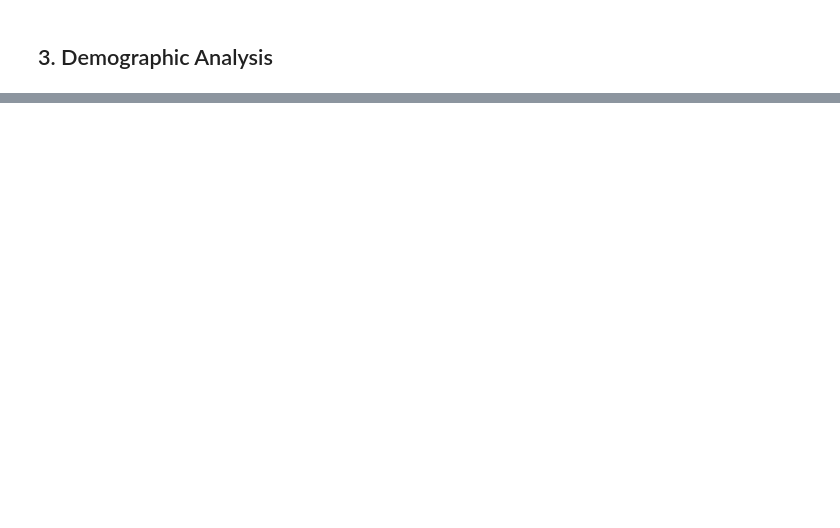
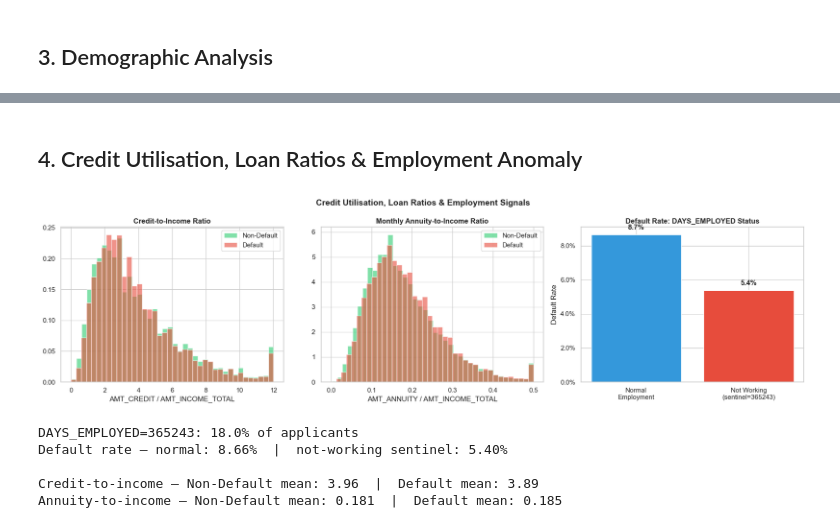
Before and after one commit to biplobgon/proactive-defaulter-flagging-system, a Jupyter notebook: notebooks/01_eda_default_patterns.ipynb, the cells around one changed output, grey strips where cells are left out. Cells and saved outputs as stored; diff of their text form; code cells hidden in the pictures; blank space fills up the shorter version.

```diff
--- a/notebooks/01_eda_default_patterns.ipynb
+++ b/notebooks/01_eda_default_patterns.ipynb
@@ -111,0 +125,57 @@ plt.show()
+# %% [markdown]
+## 4. Credit Utilisation, Loan Ratios & Employment Anomaly
+# %%
+# ── Credit utilisation, loan ratios & employment anomaly ─────────────────────
+# DAYS_EMPLOYED = 365243 is a sentinel value used for pensioners/not-working.
+# This is a documented quirk in the dataset — must be handled explicitly.
+app['credit_income_ratio']  = app['AMT_CREDIT']  / app['AMT_INCOME_TOTAL']
+app['annuity_income_ratio'] = app['AMT_ANNUITY'] / app['AMT_INCOME_TOTAL']
+app['days_employed_anomaly'] = (app['DAYS_EMPLOYED'] == 365243).astype(int)
+
+fig, axes = plt.subplots(1, 3, figsize=(18, 5))
+
+# 1) Credit-to-income ratio
+for t, color, label in [(0, '#2ecc71', 'Non-Default'), (1, '#e74c3c', 'Default')]:
+    axes[0].hist(app.loc[app['TARGET'] == t, 'credit_income_ratio'].clip(0, 12),
+                 bins=40, alpha=0.6, color=color, label=label, density=True)
+axes[0].set_title('Credit-to-Income Ratio', fontweight='bold')
+axes[0].set_xlabel('AMT_CREDIT / AMT_INCOME_TOTAL')
+axes[0].legend()
+
+# 2) Annuity-to-income ratio
+for t, color, label in [(0, '#2ecc71', 'Non-Default'), (1, '#e74c3c', 'Default')]:
+    axes[1].hist(app.loc[app['TARGET'] == t, 'annuity_income_ratio'].clip(0, 0.5),
+                 bins=40, alpha=0.6, color=color, label=label, density=True)
+axes[1].set_title('Monthly Annuity-to-Income Ratio', fontweight='bold')
+axes[1].set_xlabel('AMT_ANNUITY / AMT_INCOME_TOTAL')
+axes[1].legend()
+
+# 3) Default rate by DAYS_EMPLOYED anomaly status
+anomaly_dr = app.groupby('days_employed_anomaly')['TARGET'].mean()
+bars = axes[2].bar(['Normal\nEmployment', 'Not Working\n(sentinel=365243)'],
+                   anomaly_dr.values, color=['#3498db', '#e74c3c'])
+axes[2].set_title('Default Rate: DAYS_EMPLOYED Status', fontweight='bold')
+axes[2].yaxis.set_major_formatter(mticker.PercentFormatter(1.0))
+axes[2].set_ylabel('Default Rate')
+for i, v in enumerate(anomaly_dr.values):
+    axes[2].text(i, v + 0.003, f'{v:.1%}', ha='center', fontweight='bold')
+
+plt.suptitle('Credit Utilisation, Loan Ratios & Employment Signals', fontsize=14, fontweight='bold')
+plt.tight_layout()
+plt.savefig('outputs/figures/01_credit_utilisation.png', dpi=150, bbox_inches='tight')
+plt.show()
+
+pct_anom = app['days_employed_anomaly'].mean()
+print(f"DAYS_EMPLOYED=365243: {pct_anom:.1%} of applicants")
+print(f"Default rate — normal: {anomaly_dr[0]:.2%}  |  not-working sentinel: {anomaly_dr[1]:.2%}")
+print(f"\nCredit-to-income — Non-Default mean: {app.loc[app['TARGET']==0,'credit_income_ratio'].mean():.2f}  "
+      f"|  Default mean: {app.loc[app['TARGET']==1,'credit_income_ratio'].mean():.2f}")
+print(f"Annuity-to-income — Non-Default mean: {app.loc[app['TARGET']==0,'annuity_income_ratio'].mean():.3f}  "
+      f"|  Default mean: {app.loc[app['TARGET']==1,'annuity_income_ratio'].mean():.3f}")
+# %% [output]
+[figure, added]
+DAYS_EMPLOYED=365243: 18.0% of applicants
+Default rate — normal: 8.66%  |  not-working sentinel: 5.40%
+
+Credit-to-income — Non-Default mean: 3.96  |  Default mean: 3.89
+Annuity-to-income — Non-Default mean: 0.181  |  Default mean: 0.185
```
Also changed, not shown: parts of 14 cells of this notebook, 36 other files.
